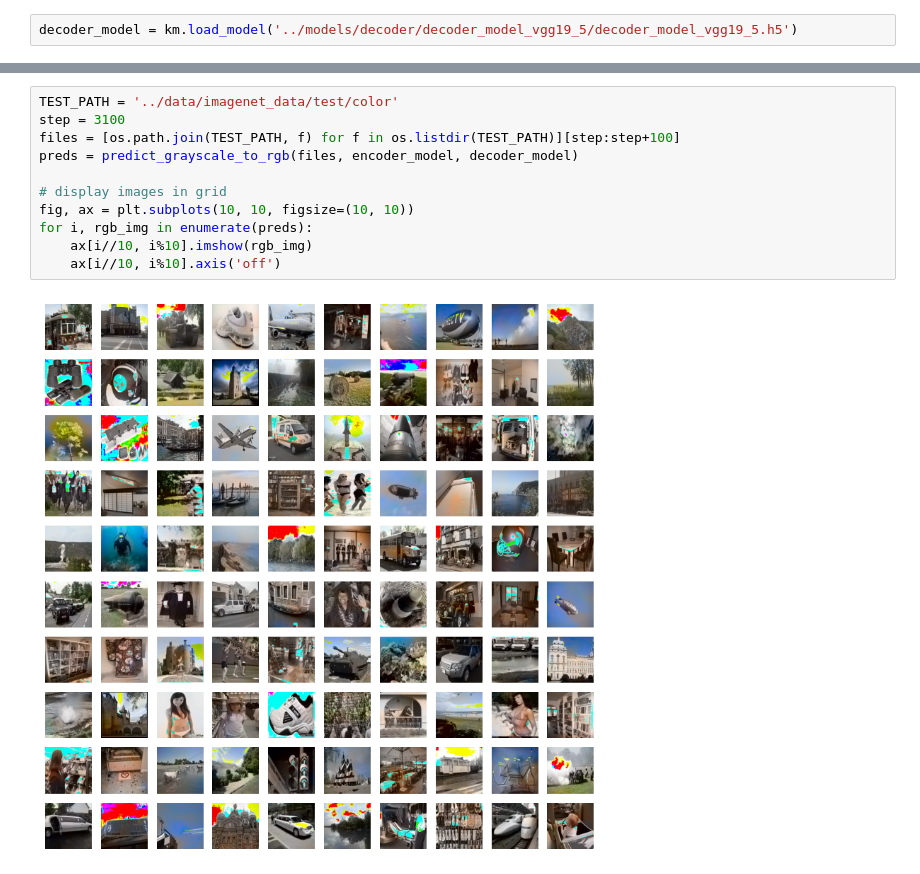
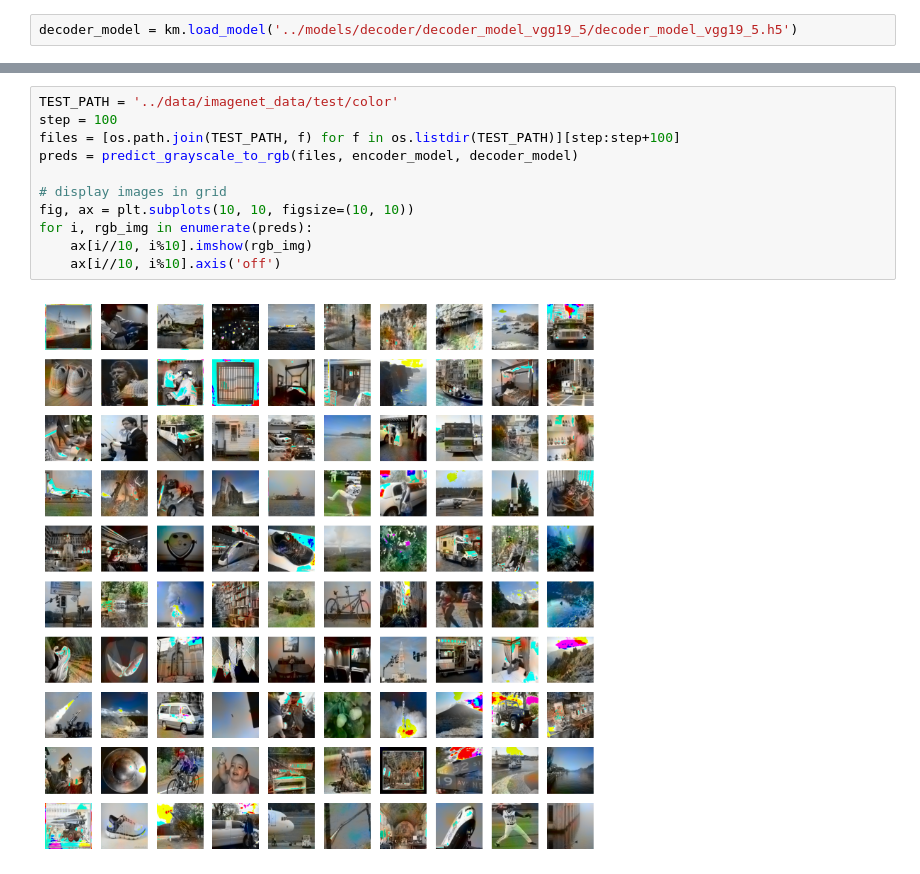
Before and after one commit to CRY-TeX/cv-black-white-images-to-color, a Jupyter notebook: src/test_model.ipynb, the cells around one changed output, grey strips where cells are left out. Saved outputs shown, nothing was run; the diff lists cells and outputs as text.

```diff
--- a/src/test_model.ipynb
+++ b/src/test_model.ipynb
@@ -33,13 +73,13 @@ decoder_model = km.load_model('../models/decoder/decoder_model_vgg19_5/decoder_m
 # %%
 TEST_PATH = '../data/imagenet_data/test/color'
-step = 3100
+step = 100
 files = [os.path.join(TEST_PATH, f) for f in os.listdir(TEST_PATH)][step:step+100]
 preds = predict_grayscale_to_rgb(files, encoder_model, decoder_model)
 
 # display images in grid
 fig, ax = plt.subplots(10, 10, figsize=(10, 10))
 for i, rgb_img in enumerate(preds):
     ax[i//10, i%10].imshow(rgb_img)
     ax[i//10, i%10].axis('off')
 # %% [output]
-[figure, old version]
+[figure, new version]
```
Also changed, not shown: parts of 3 cells of this notebook, 3 other files.
